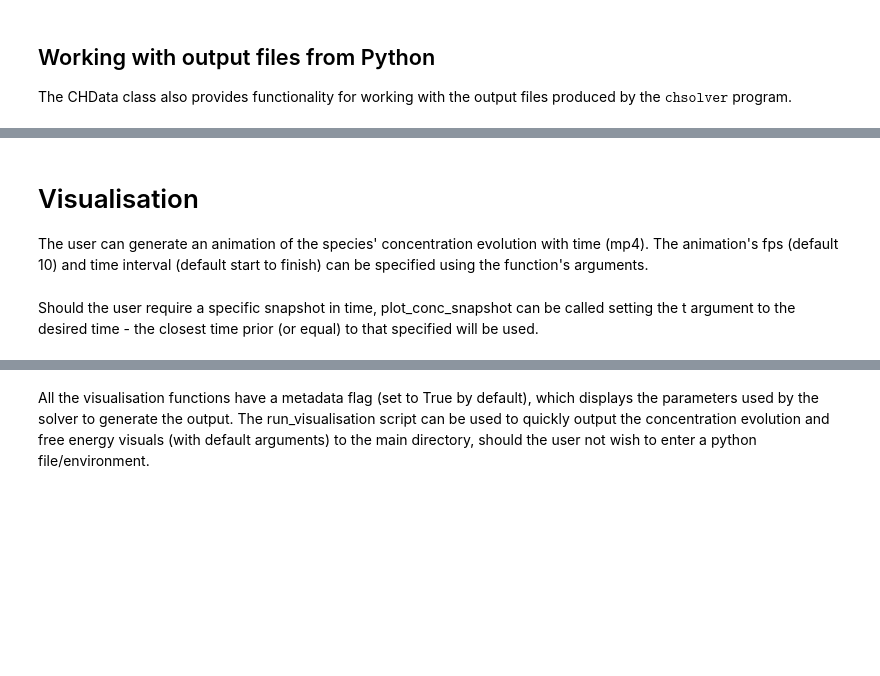
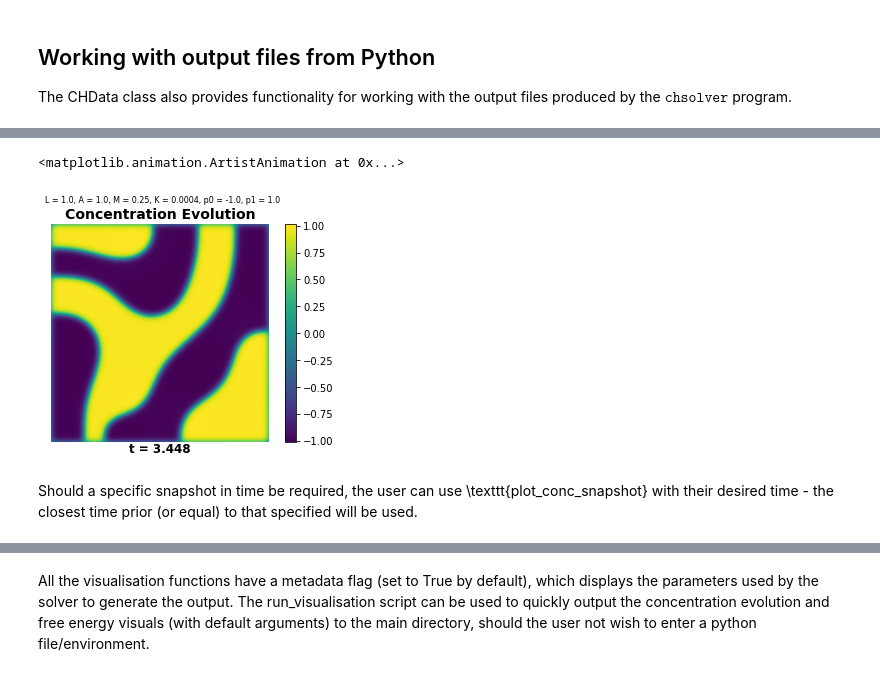
Before and after one commit to HetSys/CHSolver, a Jupyter notebook: tutorial.ipynb, the cells around one changed output, grey strips where cells are left out. Saved outputs shown, nothing was run; the diff lists cells and outputs as text; code cells hidden in the pictures; blank space fills up the shorter version.

```diff
--- a/tutorial.ipynb
+++ b/tutorial.ipynb
@@ -285,8 +436,8 @@ dat2.read_outputs("tutorial-out")
 # %%
 # Generate a dataset
 dat = CHData()
-dat.T = np.linspace(0, 4, 20)
-dat.solve(out_dir="tutorial-out")
+dat.T = np.linspace(0, 20, 30)
+dat.solve(out_dir="tutorial-out", cmd_args="--solver=fd")
 
 # Data loaded automatically but can also manually
 # fetch it
@@ -294,12 +451,11 @@ dat.read_outputs("tutorial-out")
-# %% [markdown]
-# Visualisation
-
-The user can generate an animation of the species' concentration evolution with time (mp4). The animation's fps (default 10) and time interval (default start to finish) can be specified using the function's arguments.
 # %%
 # Plot the system evolution as an animation
 # Returns a matplotlib ArtistAnimation object
 ani = plot_conc_evol(dat)
-plt.show()
+ani
+# %% [output]
+<matplotlib.animation.ArtistAnimation at 0x...>
+[figure, added]
 # %% [markdown]
-Should the user require a specific snapshot in time, plot_conc_snapshot can be called setting the t argument to the desired time  - the closest time prior (or equal) to that specified will be used.
+Should a specific snapshot in time be required, the user can use \texttt{plot\_conc\_snapshot} with their desired time - the closest time prior (or equal) to that specified will be used.
 # %%
```
Also changed, not shown: parts of 24 cells of this notebook.
